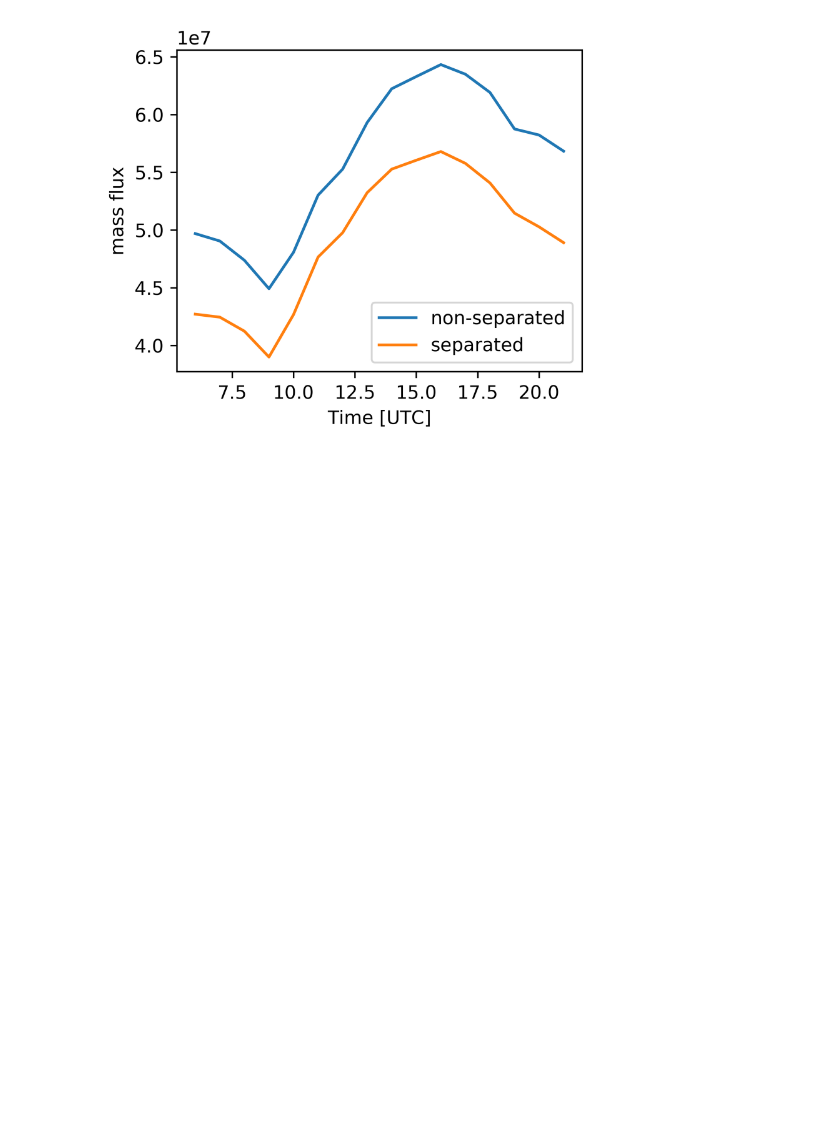
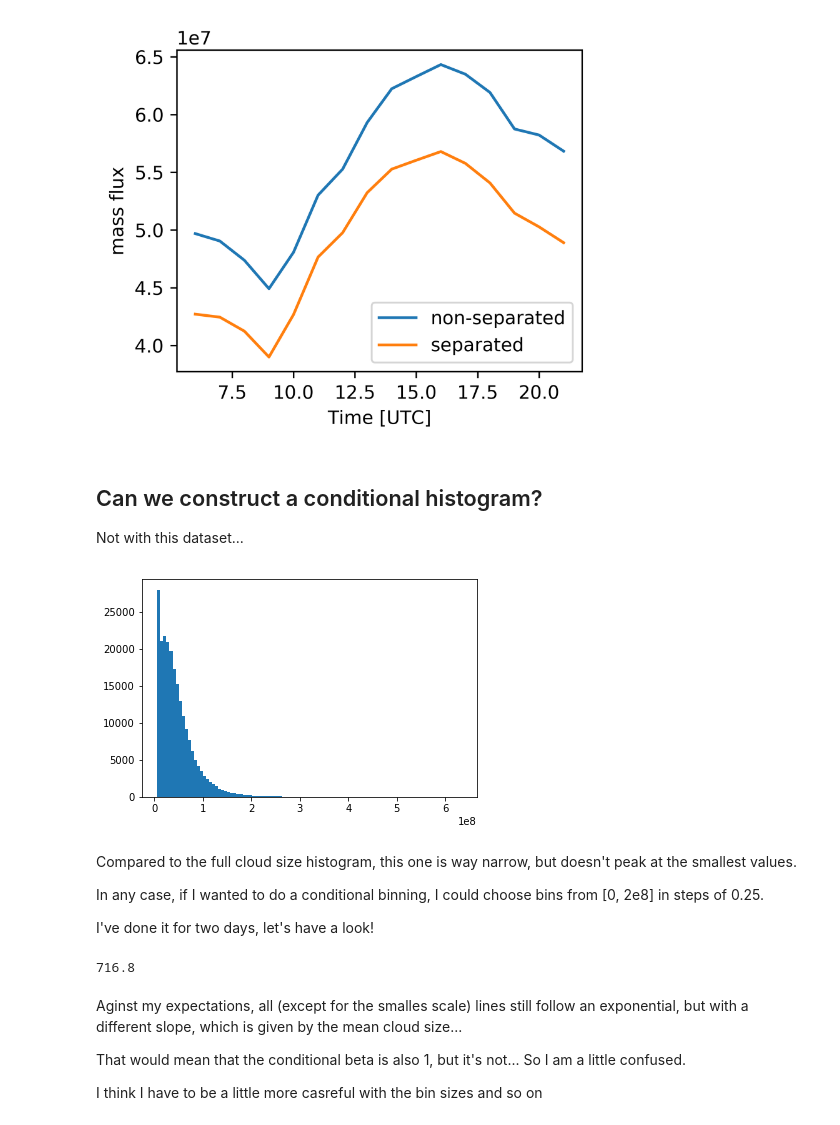
Before and after one commit to raspstephan/convective_variability_analysis, a Jupyter notebook: jupyter_notebooks/do_cloud_of_similar_size_cluster.ipynb, the cells around one changed output. Cells and saved outputs as stored; diff of their text form; code cells hidden in the pictures; blank space fills up the shorter version.

Commit message:
Added conditional histogram test

```diff
--- a/jupyter_notebooks/do_cloud_of_similar_size_cluster.ipynb
+++ b/jupyter_notebooks/do_cloud_of_similar_size_cluster.ipynb
@@ -129,3 +129,18 @@ from IPython.display import Image
 Image(filename = '/home/s/S.Rasp/repositories/convective_variability_analysis/figures/cloud_stats/m_evolution_all-days_50-mems_perim-3_dr-2_var-m_inc-1h_sum.png', width=500, height=500)
 # %% [output]
 [figure]
+# %% [markdown]
+## Can we construct a conditional histogram?
+
+Not with this dataset...
+# %%
+flat_mean_m = np.ravel(mean_m[:, :, 6])[np.isfinite(np.ravel(mean_m[:, :, 6]))]
+_ = plt.hist(flat_mean_m, bins = 100)
+# %% [output]
+[figure, added]
+# %% [markdown]
+Compared to the full cloud size histogram, this one is way narrow, but doesn't peak at the smallest values.
+
+In any case, if I wanted to do a conditional binning, I could choose bins from [0, 2e8] in steps of 0.25.
+
+I've done it for two days, let's have a look!
@@ -131,0 +152,19 @@ Image(filename = '/home/s/S.Rasp/repositories/convective_variability_analysis/fi
+# %%
+for i_n, n in enumerate(rg2.variables['n']):
+    print(str(n * 2.8))
+    fig, ax = plt.subplots(1, 1)
+    for j, m in enumerate(rg2.variables['cond_bins_mean_m']):
+        hist_data = cond_m_hist[i_n, j]
+        hist_data /= np.sum(hist_data)
+        ax.plot(rg2.variables['cond_bins_m'], hist_data, label=str(m))
+        ax.set_yscale('log')
+    plt.legend()
+    plt.show()
+# %% [output]
+716.8
+# %% [markdown]
+Aginst my expectations, all (except for the smalles scale) lines still follow an exponential, but with a different slope, which is given by the mean cloud size...
+
+That would mean that the conditional beta is also 1, but it's not... So I am a little confused.
+
+I think I have to be a little more casreful with the bin sizes and so on
```
Also changed, not shown: parts of 2 cells of this notebook, 1 other file.
